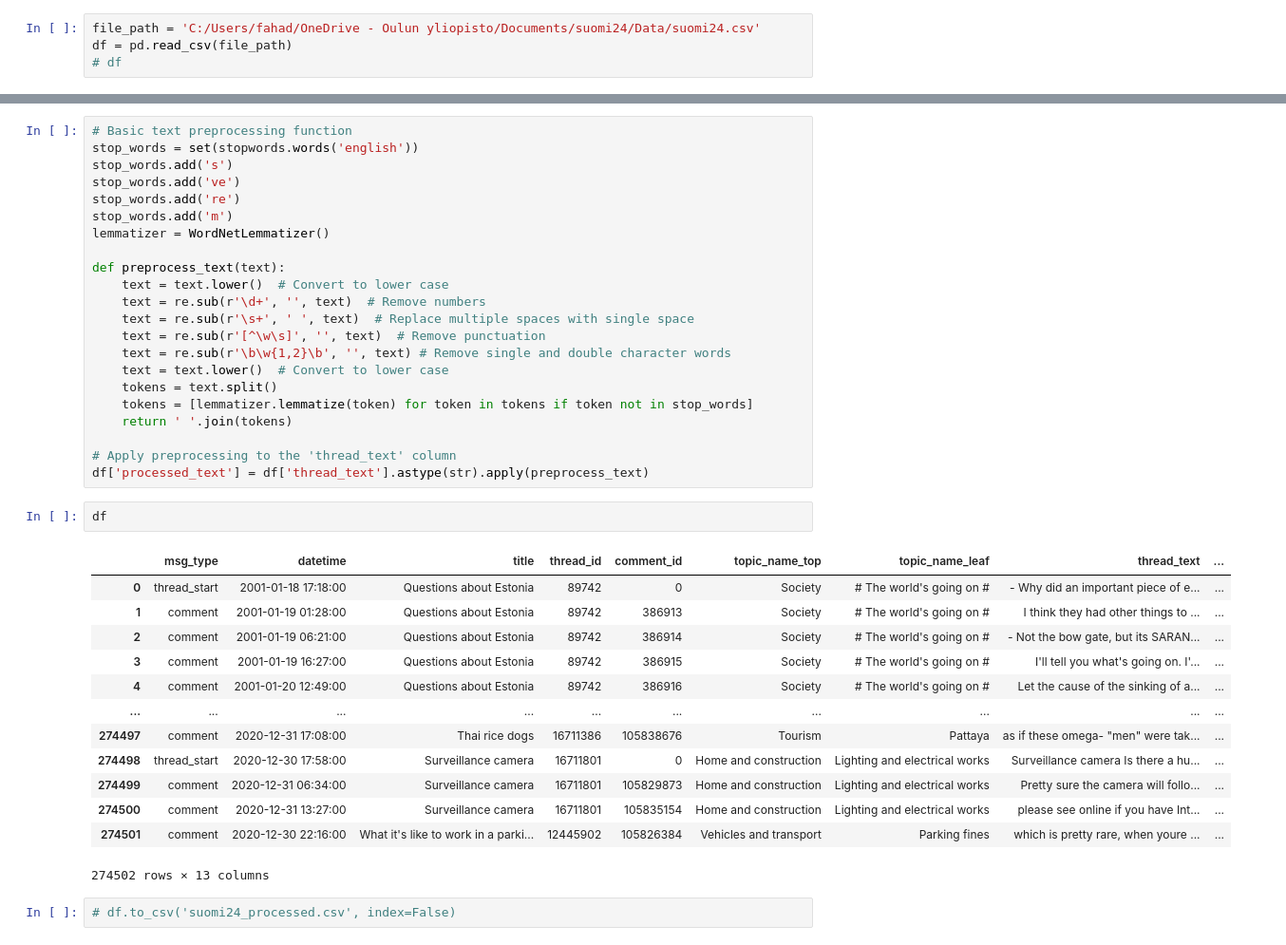
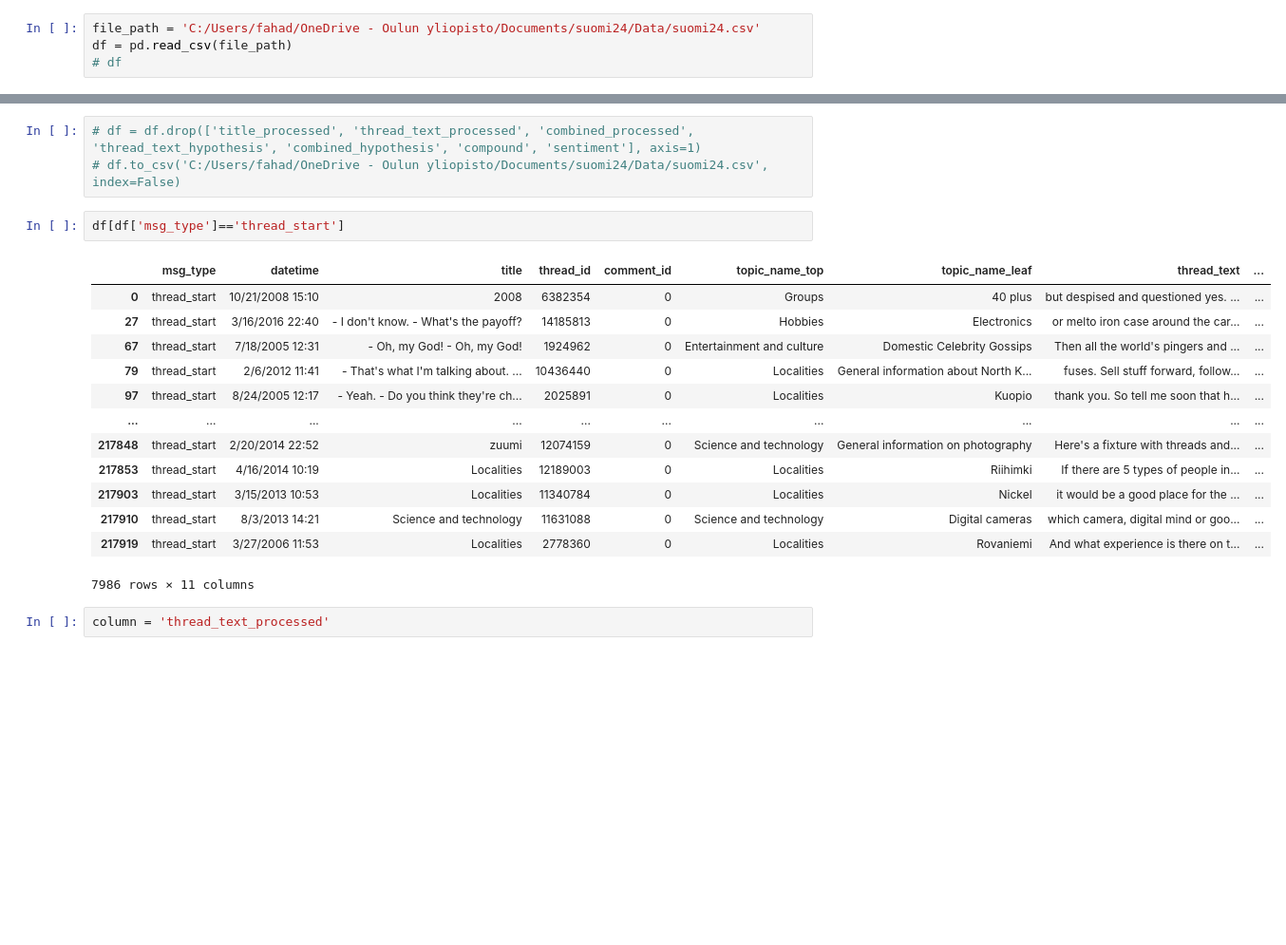
Before and after one commit to fahadchauhan/Public-Sentiment-and-Spatial-Distribution-of-Security-Cameras, a Jupyter notebook: suomi24/Trends-suomi24.ipynb, the cells around one changed output, grey strips where cells are left out. Shown: that part at 95% size. Drawn from its saved outputs; the diff is of its cells as text; blank space fills up the shorter version.

```diff
--- a/suomi24/Trends-suomi24.ipynb
+++ b/suomi24/Trends-suomi24.ipynb
@@ -103,43 +126,24 @@ df['combined_processed'] = df[['title_processed', 'topic_name_top_processed', 't
-# %%
-# Basic text preprocessing function
-stop_words = set(stopwords.words('english'))
-stop_words.add('s')
-stop_words.add('ve')
-stop_words.add('re')
-stop_words.add('m')
-lemmatizer = WordNetLemmatizer()
-
-def preprocess_text(text):
-    text = text.lower()  # Convert to lower case
-    text = re.sub(r'\d+', '', text)  # Remove numbers
-    text = re.sub(r'\s+', ' ', text)  # Replace multiple spaces with single space
-    text = re.sub(r'[^\w\s]', '', text)  # Remove punctuation
-    text = re.sub(r'\b\w{1,2}\b', '', text) # Remove single and double character words
-    text = text.lower()  # Convert to lower case
-    tokens = text.split()
-    tokens = [lemmatizer.lemmatize(token) for token in tokens if token not in stop_words]
-    return ' '.join(tokens)
-
-# Apply preprocessing to the 'thread_text' column
-df['processed_text'] = df['thread_text'].astype(str).apply(preprocess_text)
+# %%
+# df = df.drop(['title_processed', 'thread_text_processed', 'combined_processed',	'thread_text_hypothesis', 'combined_hypothesis', 'compound', 'sentiment'], axis=1)
+# df.to_csv('C:/Users/fahad/OneDrive - Oulun yliopisto/Documents/suomi24/Data/suomi24.csv', index=False)
 # %%
-df
+df[df['msg_type']=='thread_start']
 # %% [output]
 |  | msg_type | datetime | title | thread_id | comment_id | topic_name_top | topic_name_leaf | thread_text | ... |
-| 0 | thread_start | 2001-01-18 17:18:00 | Questions about Estonia | 89742 | 0 | Society | # The world's going on # | - Why did an important piece of e... | ... |
-| 1 | comment | 2001-01-19 01:28:00 | Questions about Estonia | 89742 | 386913 | Society | # The world's going on # | I think they had other things to ... | ... |
-| 2 | comment | 2001-01-19 06:21:00 | Questions about Estonia | 89742 | 386914 | Society | # The world's going on # | - Not the bow gate, but its SARAN... | ... |
-| 3 | comment | 2001-01-19 16:27:00 | Questions about Estonia | 89742 | 386915 | Society | # The world's going on # | I'll tell you what's going on. I'... | ... |
-| 4 | comment | 2001-01-20 12:49:00 | Questions about Estonia | 89742 | 386916 | Society | # The world's going on # | Let the cause of the sinking of a... | ... |
+| 0 | thread_start | 10/21/2008 15:10 | 2008 | 6382354 | 0 | Groups | 40 plus | but despised and questioned yes. ... | ... |
+| 27 | thread_start | 3/16/2016 22:40 | - I don't know. - What's the payoff? | 14185813 | 0 | Hobbies | Electronics | or melto iron case around the car... | ... |
+| 67 | thread_start | 7/18/2005 12:31 | - Oh, my God! - Oh, my God! | 1924962 | 0 | Entertainment and culture | Domestic Celebrity Gossips | Then all the world's pingers and ... | ... |
+| 79 | thread_start | 2/6/2012 11:41 | - That's what I'm talking about. ... | 10436440 | 0 | Localities | General information about North K... | fuses. Sell stuff forward, follow... | ... |
+| 97 | thread_start | 8/24/2005 12:17 | - Yeah. - Do you think they're ch... | 2025891 | 0 | Localities | Kuopio | thank you. So tell me soon that h... | ... |
 | ... | ... | ... | ... | ... | ... | ... | ... | ... | ... |
-| 274497 | comment | 2020-12-31 17:08:00 | Thai rice dogs | 16711386 | 105838676 | Tourism | Pattaya | as if these omega- "men" were tak... | ... |
-| 274498 | thread_start | 2020-12-30 17:58:00 | Surveillance camera | 16711801 | 0 | Home and construction | Lighting and electrical works | Surveillance camera Is there a hu... | ... |
-| 274499 | comment | 2020-12-31 06:34:00 | Surveillance camera | 16711801 | 105829873 | Home and construction | Lighting and electrical works | Pretty sure the camera will follo... | ... |
-| 274500 | comment | 2020-12-31 13:27:00 | Surveillance camera | 16711801 | 105835154 | Home and construction | Lighting and electrical works | please see online if you have Int... | ... |
-| 274501 | comment | 2020-12-30 22:16:00 | What it's like to work in a parki... | 12445902 | 105826384 | Vehicles and transport | Parking fines | which is pretty rare, when youre ... | ... |
+| 217848 | thread_start | 2/20/2014 22:52 | zuumi | 12074159 | 0 | Science and technology | General information on photography | Here's a fixture with threads and... | ... |
+| 217853 | thread_start | 4/16/2014 10:19 | Localities | 12189003 | 0 | Localities | Riihimki | If there are 5 types of people in... | ... |
+| 217903 | thread_start | 3/15/2013 10:53 | Localities | 11340784 | 0 | Localities | Nickel | it would be a good place for the ... | ... |
+| 217910 | thread_start | 8/3/2013 14:21 | Science and technology | 11631088 | 0 | Science and technology | Digital cameras | which camera, digital mind or goo... | ... |
+| 217919 | thread_start | 3/27/2006 11:53 | Localities | 2778360 | 0 | Localities | Rovaniemi | And what experience is there on t... | ... |
-274502 rows × 13 columns
+7986 rows × 11 columns
-# %%
-# df.to_csv('suomi24_processed.csv', index=False)
+# %%
+column = 'thread_text_processed'
 # %%
 # Convert 'datetime' column to datetime type for easier manipulation
 df['datetime'] = pd.to_datetime(df['datetime'])
```
Also changed, not shown: parts of 9 cells of this notebook, 4 other files.
